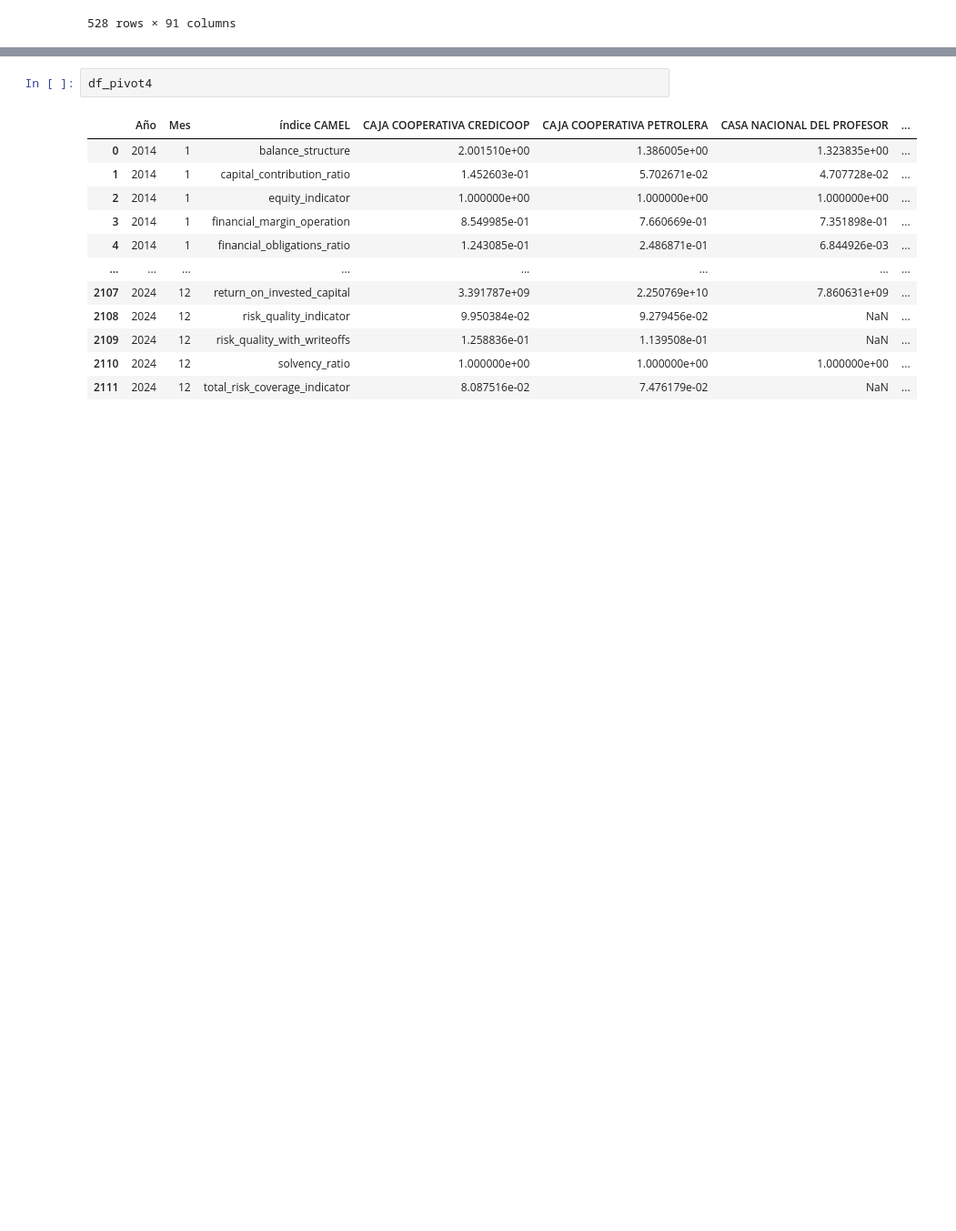
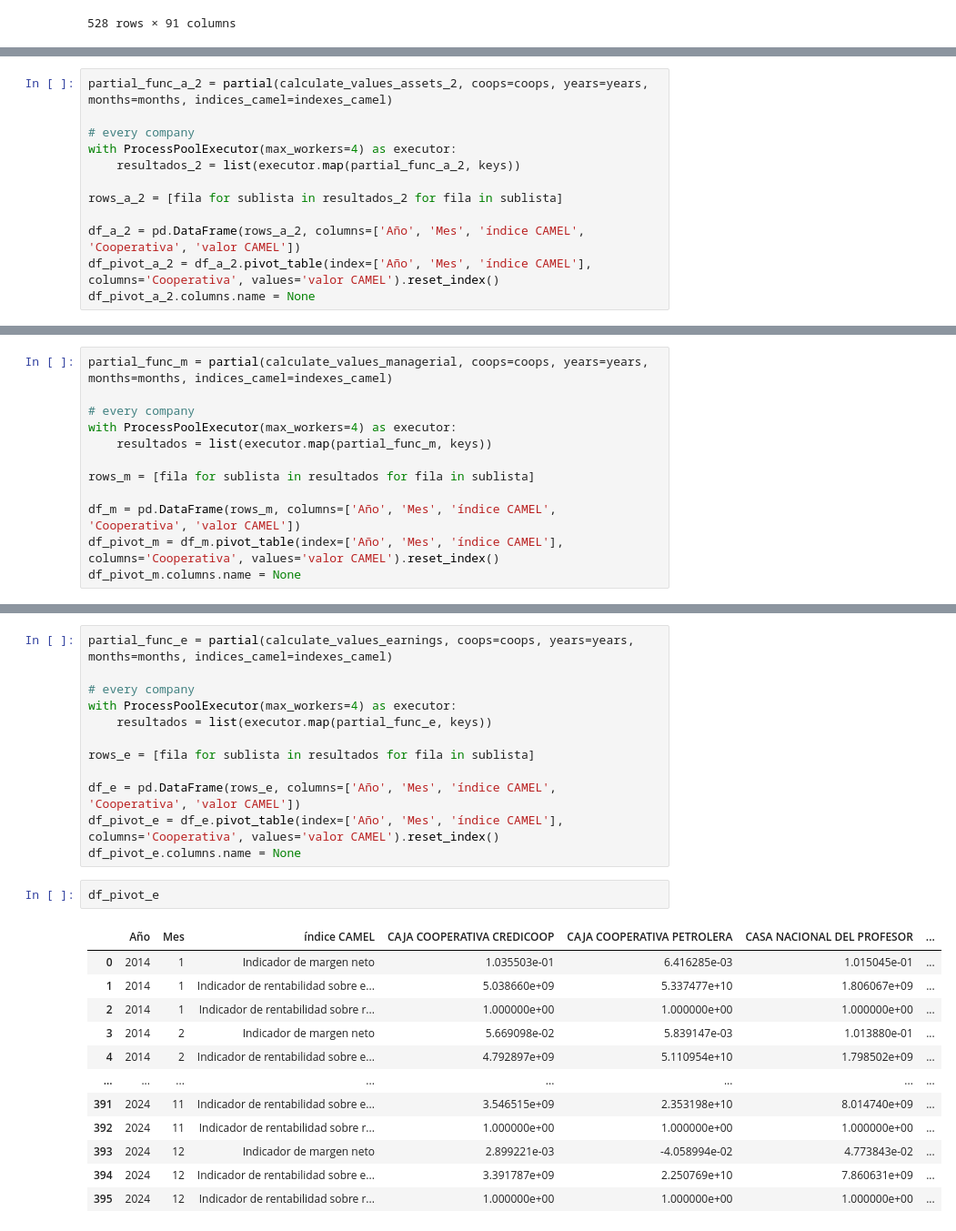
Before and after one commit to LianaD26/CAMEL_Model_percentages, a Jupyter notebook: CAMEL_model_general.ipynb, the cells around one changed output, grey strips where cells are left out. Shown: that part at 91% size. Saved outputs shown, nothing was run; the diff lists cells and outputs as text; blank space fills up the shorter version.

```diff
--- a/CAMEL_model_general.ipynb
+++ b/CAMEL_model_general.ipynb
@@ -368 +395,13 @@ KeyboardInterrupt:
+# %%
+partial_func_a_2 = partial(calculate_values_assets_2, coops=coops, years=years, months=months, indices_camel=indexes_camel)
+
+# every company
+with ProcessPoolExecutor(max_workers=4) as executor:
+    resultados_2 = list(executor.map(partial_func_a_2, keys))
+
+rows_a_2 = [fila for sublista in resultados_2 for fila in sublista]
+
+df_a_2 = pd.DataFrame(rows_a_2, columns=['Año', 'Mes', 'índice CAMEL', 'Cooperativa', 'valor CAMEL'])
+df_pivot_a_2 = df_a_2.pivot_table(index=['Año', 'Mes', 'índice CAMEL'], columns='Cooperativa', values='valor CAMEL').reset_index()
+df_pivot_a_2.columns.name = None
 # %%
@@ -418 +441,13 @@ KeyboardInterrupt:
+# %%
+partial_func_m = partial(calculate_values_managerial, coops=coops, years=years, months=months, indices_camel=indexes_camel)
+
+# every company
+with ProcessPoolExecutor(max_workers=4) as executor:
+    resultados = list(executor.map(partial_func_m, keys))
+
+rows_m = [fila for sublista in resultados for fila in sublista]
+
+df_m = pd.DataFrame(rows_m, columns=['Año', 'Mes', 'índice CAMEL', 'Cooperativa', 'valor CAMEL'])
+df_pivot_m = df_m.pivot_table(index=['Año', 'Mes', 'índice CAMEL'], columns='Cooperativa', values='valor CAMEL').reset_index()
+df_pivot_m.columns.name = None
 # %%
@@ -464,15 +485,27 @@ df_pivot4.columns.name = None
+# %%
+partial_func_e = partial(calculate_values_earnings, coops=coops, years=years, months=months, indices_camel=indexes_camel)
+
+# every company
+with ProcessPoolExecutor(max_workers=4) as executor:
+    resultados = list(executor.map(partial_func_e, keys))
+
+rows_e = [fila for sublista in resultados for fila in sublista]
+
+df_e = pd.DataFrame(rows_e, columns=['Año', 'Mes', 'índice CAMEL', 'Cooperativa', 'valor CAMEL'])
+df_pivot_e = df_e.pivot_table(index=['Año', 'Mes', 'índice CAMEL'], columns='Cooperativa', values='valor CAMEL').reset_index()
+df_pivot_e.columns.name = None
 # %%
-df_pivot4
+df_pivot_e
 # %% [output]
 |  | Año | Mes | índice CAMEL | CAJA COOPERATIVA CREDICOOP | CAJA COOPERATIVA PETROLERA | CASA NACIONAL DEL PROFESOR | ... |
-| 0 | 2014 | 1 | balance_structure | 2.001510e+00 | 1.386005e+00 | 1.323835e+00 | ... |
-| 1 | 2014 | 1 | capital_contribution_ratio | 1.452603e-01 | 5.702671e-02 | 4.707728e-02 | ... |
-| 2 | 2014 | 1 | equity_indicator | 1.000000e+00 | 1.000000e+00 | 1.000000e+00 | ... |
-| 3 | 2014 | 1 | financial_margin_operation | 8.549985e-01 | 7.660669e-01 | 7.351898e-01 | ... |
-| 4 | 2014 | 1 | financial_obligations_ratio | 1.243085e-01 | 2.486871e-01 | 6.844926e-03 | ... |
+| 0 | 2014 | 1 | Indicador de margen neto | 1.035503e-01 | 6.416285e-03 | 1.015045e-01 | ... |
+| 1 | 2014 | 1 | Indicador de rentabilidad sobre e... | 5.038660e+09 | 5.337477e+10 | 1.806067e+09 | ... |
+| 2 | 2014 | 1 | Indicador de rentabilidad sobre r... | 1.000000e+00 | 1.000000e+00 | 1.000000e+00 | ... |
+| 3 | 2014 | 2 | Indicador de margen neto | 5.669098e-02 | 5.839147e-03 | 1.013880e-01 | ... |
+| 4 | 2014 | 2 | Indicador de rentabilidad sobre e... | 4.792897e+09 | 5.110954e+10 | 1.798502e+09 | ... |
 | ... | ... | ... | ... | ... | ... | ... | ... |
-| 2107 | 2024 | 12 | return_on_invested_capital | 3.391787e+09 | 2.250769e+10 | 7.860631e+09 | ... |
-| 2108 | 2024 | 12 | risk_quality_indicator | 9.950384e-02 | 9.279456e-02 | NaN | ... |
-| 2109 | 2024 | 12 | risk_quality_with_writeoffs | 1.258836e-01 | 1.139508e-01 | NaN | ... |
-| 2110 | 2024 | 12 | solvency_ratio | 1.000000e+00 | 1.000000e+00 | 1.000000e+00 | ... |
-| 2111 | 2024 | 12 | total_risk_coverage_indicator | 8.087516e-02 | 7.476179e-02 | NaN | ... |
+| 391 | 2024 | 11 | Indicador de rentabilidad sobre e... | 3.546515e+09 | 2.353198e+10 | 8.014740e+09 | ... |
+| 392 | 2024 | 11 | Indicador de rentabilidad sobre r... | 1.000000e+00 | 1.000000e+00 | 1.000000e+00 | ... |
+| 393 | 2024 | 12 | Indicador de margen neto | 2.899221e-03 | -4.058994e-02 | 4.773843e-02 | ... |
+| 394 | 2024 | 12 | Indicador de rentabilidad sobre e... | 3.391787e+09 | 2.250769e+10 | 7.860631e+09 | ... |
+| 395 | 2024 | 12 | Indicador de rentabilidad sobre r... | 1.000000e+00 | 1.000000e+00 | 1.000000e+00 | ... |
```
Also changed, not shown: parts of 20 cells of this notebook.
